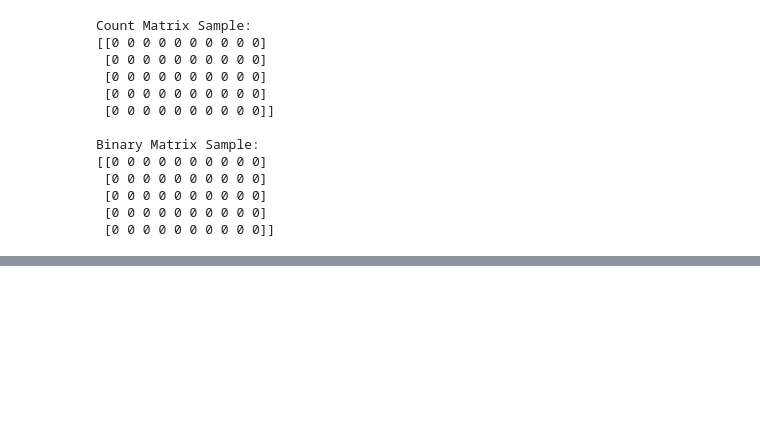
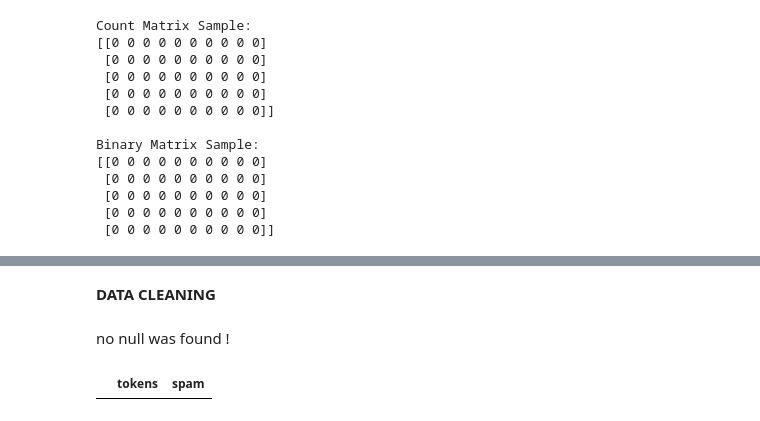
Before and after one commit to acontius/Bamdad, a Jupyter notebook: first/tokenize.ipynb, the cells around one changed output, grey strips where cells are left out. Drawn from its saved outputs; the diff is of its cells as text; code cells hidden in the pictures; blank space fills up the shorter version.

Commit message:
Data cleaning, Correlation finding and vectorization are done !

```diff
--- a/first/tokenize.ipynb
+++ b/first/tokenize.ipynb
@@ -123,0 +427,11 @@ Binary Matrix Sample:
+# %% [markdown]
+**DATA CLEANING**
+# %%
+df = df.drop("index", axis=1)
+# %% [markdown]
+no null was found !
+# %%
+df_null = df.isnull().any(axis=1)
+df.loc[df_null].head()
+# %% [output]
+|  | tokens | spam |
```
Also changed, not shown: parts of 32 cells of this notebook, 7 other files.
